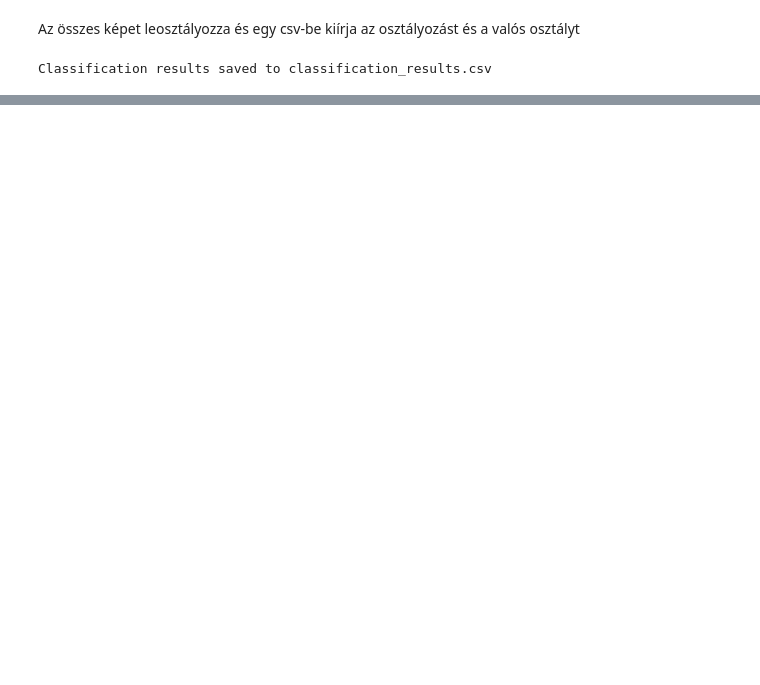
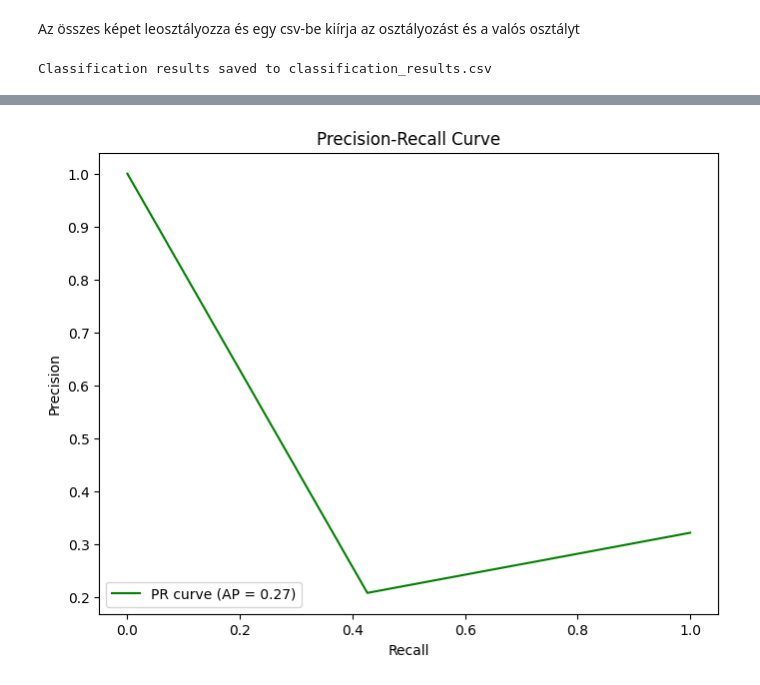
Before and after one commit to TGPZTT/magellan_dev, a Jupyter notebook: Magellan_modolt.ipynb, the cells around one changed output, grey strips where cells are left out. Saved outputs shown, nothing was run; the diff lists cells and outputs as text; code cells hidden in the pictures; blank space fills up the shorter version.

```diff
--- a/Magellan_modolt.ipynb
+++ b/Magellan_modolt.ipynb
@@ -772,0 +962,14 @@ False Negatives (FN): 113
+# %%
+precision, recall, thresholds = precision_recall_curve(data['true_class_binary'], data['predicted_prob'])
+average_precision = average_precision_score(data['true_class_binary'], data['predicted_prob'])
+
+
+plt.figure(figsize=(8, 6))
+plt.plot(recall, precision, color='green', label=f'PR curve (AP = {average_precision:.2f})')
+plt.title("Precision-Recall Curve")
+plt.xlabel("Recall")
+plt.ylabel("Precision")
+plt.legend(loc="lower left")
+plt.show()
+# %% [output]
+[figure, added]
```
Also changed, not shown: parts of 18 cells of this notebook.
